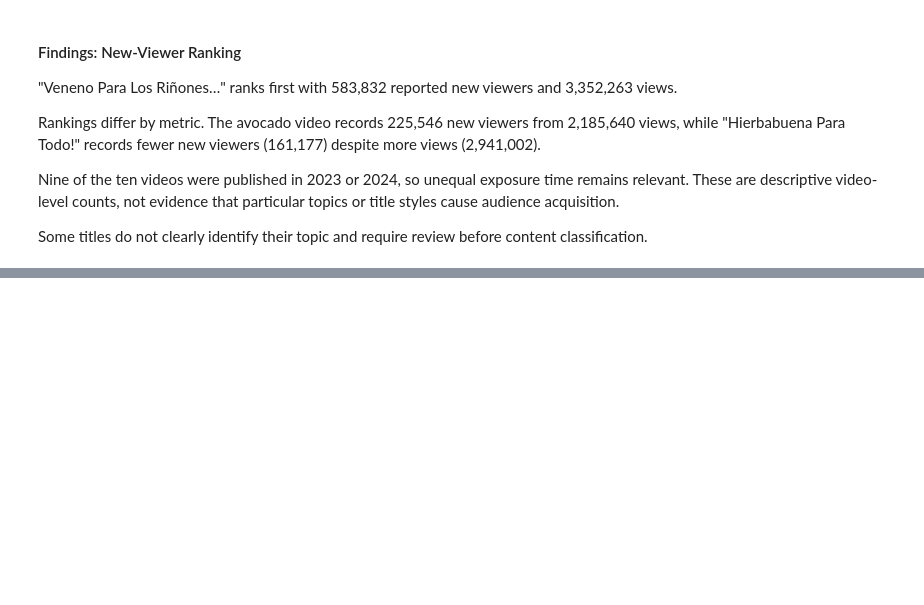
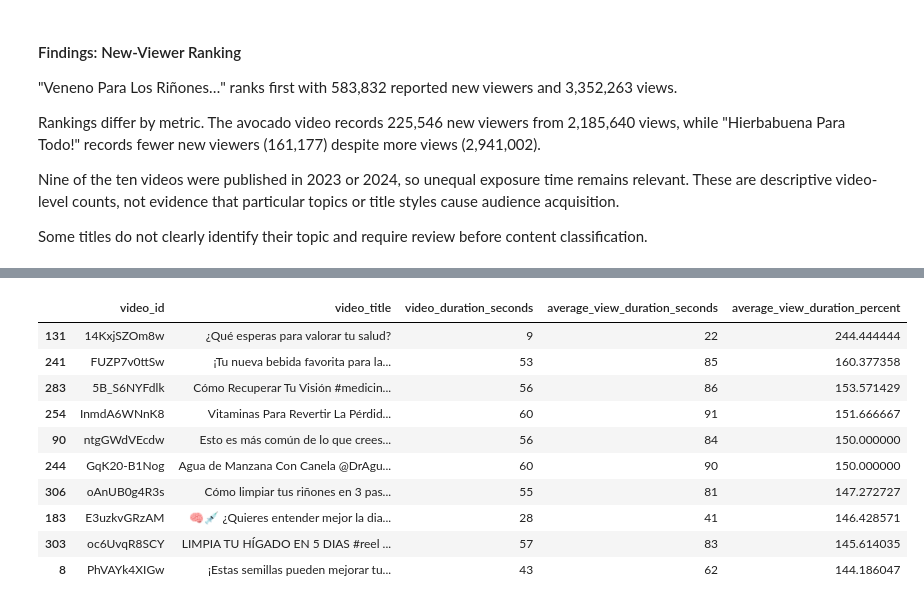
Before and after one commit to MarkCruz911/youtube-shorts-performance-analysis, a Jupyter notebook: notebooks/01_data_audit.ipynb, the cells around one changed output, grey strips where cells are left out. Saved outputs shown, nothing was run; the diff lists cells and outputs as text; code cells hidden in the pictures; blank space fills up the shorter version.

```diff
--- a/notebooks/01_data_audit.ipynb
+++ b/notebooks/01_data_audit.ipynb
@@ -1127,0 +1339,18 @@ Some titles do not clearly identify their topic and require review before conten
+# %%
+valid_duration = videos_clean["video_duration_seconds"][
+    videos_clean["video_duration_seconds"] > 0
+]
+
+videos_clean["average_view_duration_percent"] = (
+    videos_clean["average_view_duration_seconds"]
+    / valid_duration
+    * 100
+)
+
+videos_clean[
+    [
+        "video_duration_seconds",
+        "average_view_duration_seconds",
+        "average_view_duration_percent"
+    ]
+].head()
@@ -1127,0 +1410,27 @@ Some titles do not clearly identify their topic and require review before conten
+# %%
+highest_view_duration_ratios = videos_clean.sort_values(
+    by="average_view_duration_percent",
+    ascending=False
+)
+
+highest_view_duration_ratios[
+    [
+        "video_id",
+        "video_title",
+        "video_duration_seconds",
+        "average_view_duration_seconds",
+        "average_view_duration_percent"
+    ]
+].head(10)
+# %% [output]
+|  | video_id | video_title | video_duration_seconds | average_view_duration_seconds | average_view_duration_percent |
+| 131 | 14KxjSZOm8w | ¿Qué esperas para valorar tu salud? | 9 | 22 | 244.444444 |
+| 241 | FUZP7v0ttSw | ¡Tu nueva bebida favorita para la... | 53 | 85 | 160.377358 |
+| 283 | 5B_S6NYFdlk | Cómo Recuperar Tu Visión #medicin... | 56 | 86 | 153.571429 |
+| 254 | InmdA6WNnK8 | Vitaminas Para Revertir La Pérdid... | 60 | 91 | 151.666667 |
+| 90 | ntgGWdVEcdw | Esto es más común de lo que crees... | 56 | 84 | 150.000000 |
+| 244 | GqK20-B1Nog | Agua de Manzana Con Canela @DrAgu... | 60 | 90 | 150.000000 |
+| 306 | oAnUB0g4R3s | Cómo limpiar tus riñones en 3 pas... | 55 | 81 | 147.272727 |
+| 183 | E3uzkvGRzAM | 🧠💉 ¿Quieres entender mejor la dia... | 28 | 41 | 146.428571 |
+| 303 | oc6UvqR8SCY | LIMPIA TU HÍGADO EN 5 DIAS #reel ... | 57 | 83 | 145.614035 |
+| 8 | PhVAYk4XIGw | ¡Estas semillas pueden mejorar tu... | 43 | 62 | 144.186047 |
```
Also changed, not shown: parts of 20 cells of this notebook.
